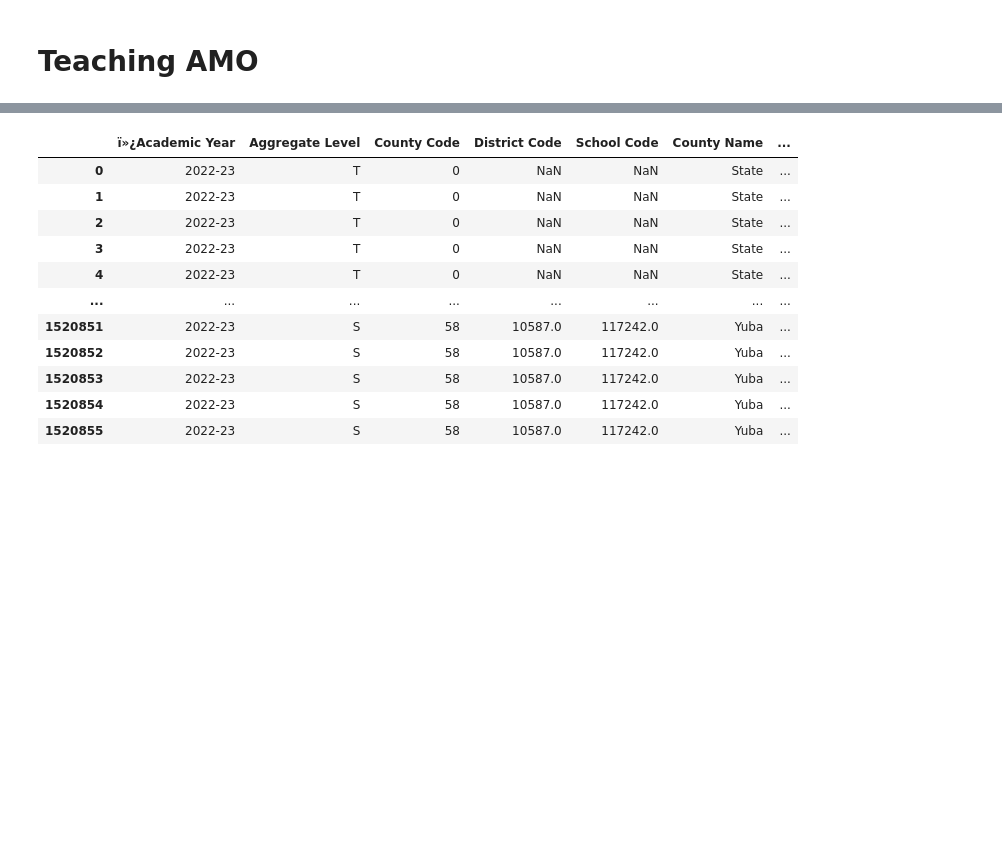
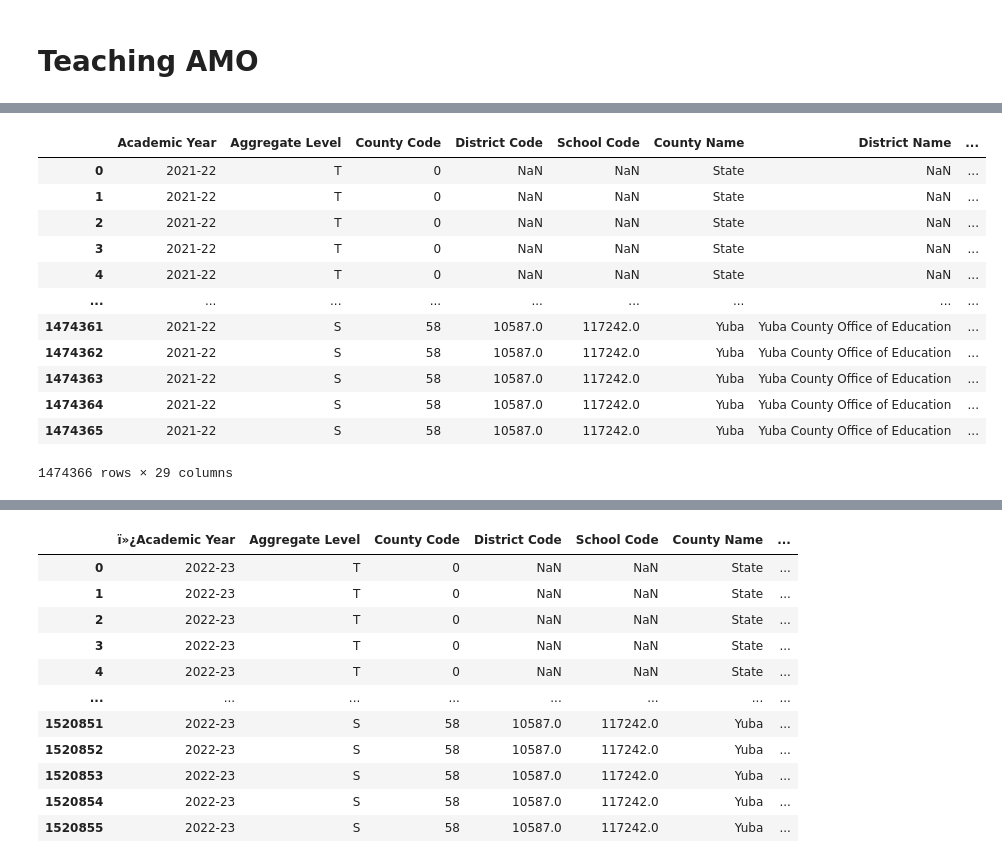
Before and after one commit to emilyksanders/CA_dropout_rates, a Jupyter notebook: 01_notebooks/001_Eli_explore_datasets.ipynb, the cells around one changed output, grey strips where cells are left out. Drawn from its saved outputs; the diff is of its cells as text; code cells hidden in the pictures; blank space fills up the shorter version.

```diff
--- a/01_notebooks/001_Eli_explore_datasets.ipynb
+++ b/01_notebooks/001_Eli_explore_datasets.ipynb
@@ -502,0 +525,17 @@ combined_df_sr.to_csv('../02_data/001_new_csvs/stability.csv')
+# %%
+pd.set_option('display.max_columns', None)
+df
+# %% [output]
+|  | Academic Year | Aggregate Level | County Code | District Code | School Code | County Name | District Name | ... |
+| 0 | 2021-22 | T | 0 | NaN | NaN | State | NaN | ... |
+| 1 | 2021-22 | T | 0 | NaN | NaN | State | NaN | ... |
+| 2 | 2021-22 | T | 0 | NaN | NaN | State | NaN | ... |
+| 3 | 2021-22 | T | 0 | NaN | NaN | State | NaN | ... |
+| 4 | 2021-22 | T | 0 | NaN | NaN | State | NaN | ... |
+| ... | ... | ... | ... | ... | ... | ... | ... | ... |
+| 1474361 | 2021-22 | S | 58 | 10587.0 | 117242.0 | Yuba | Yuba County Office of Education | ... |
+| 1474362 | 2021-22 | S | 58 | 10587.0 | 117242.0 | Yuba | Yuba County Office of Education | ... |
+| 1474363 | 2021-22 | S | 58 | 10587.0 | 117242.0 | Yuba | Yuba County Office of Education | ... |
+| 1474364 | 2021-22 | S | 58 | 10587.0 | 117242.0 | Yuba | Yuba County Office of Education | ... |
+| 1474365 | 2021-22 | S | 58 | 10587.0 | 117242.0 | Yuba | Yuba County Office of Education | ... |
+1474366 rows × 29 columns
```
Also changed, not shown: parts of 3 cells of this notebook, 1 other file.
